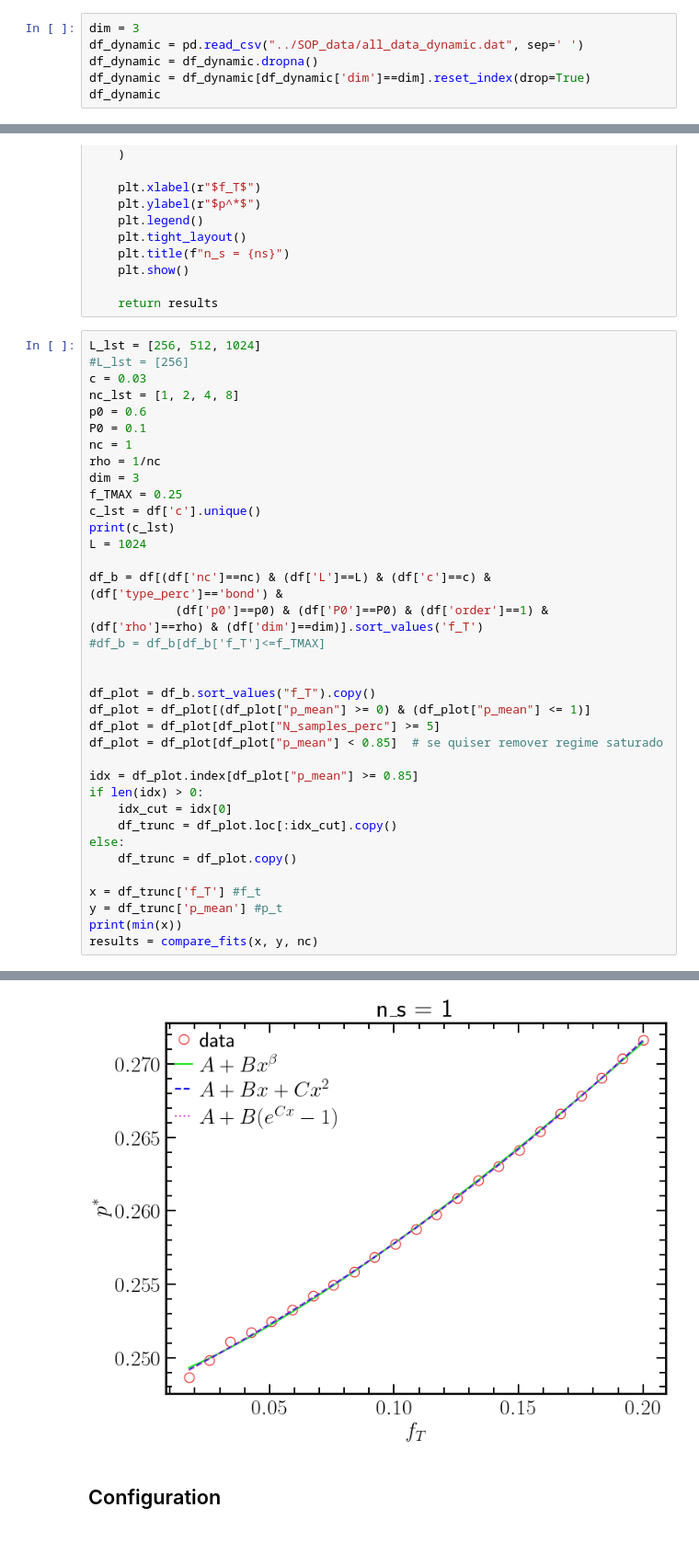
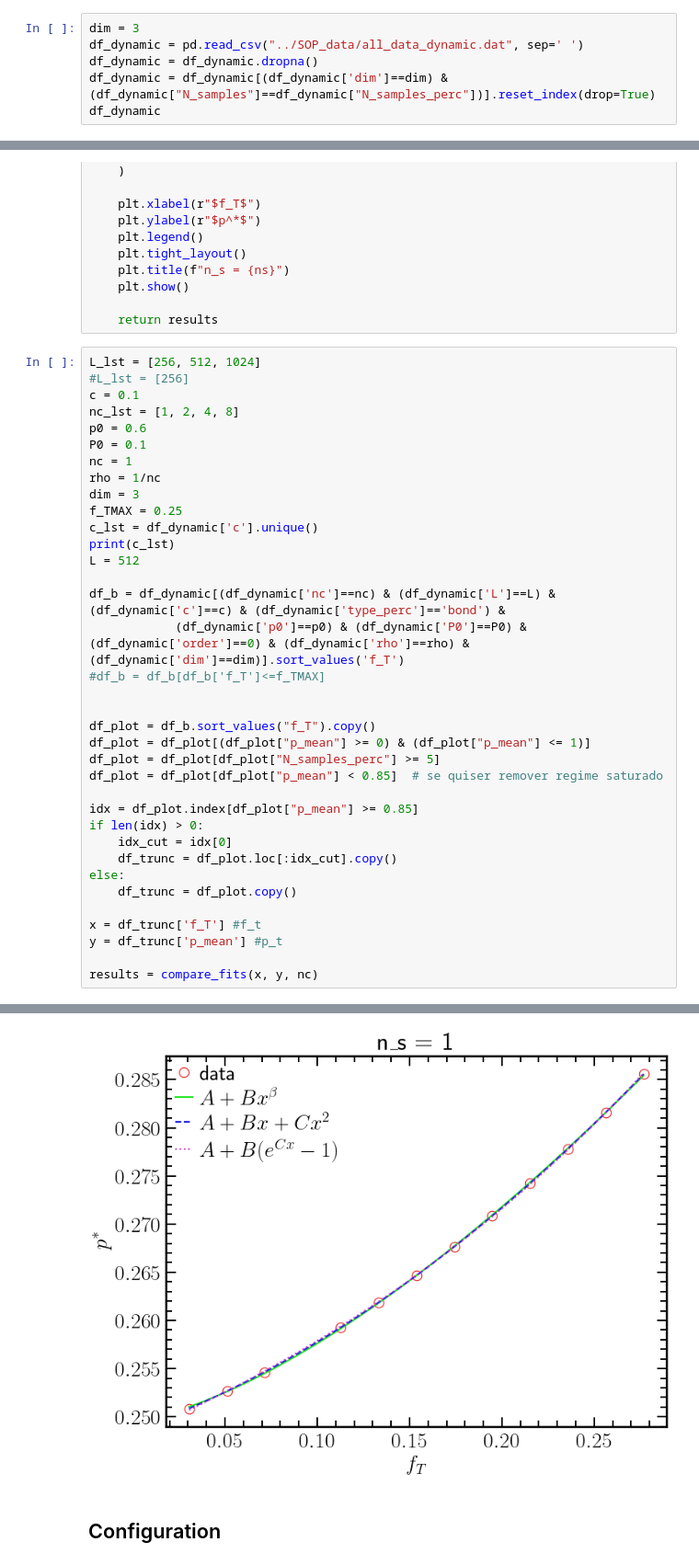
Before and after one commit to JuniorAlencar/self_organization_percolation, a Jupyter notebook: jupyter/study.ipynb, the cells around one changed output, grey strips where cells are left out. Shown at 92% size. Saved outputs shown, nothing was run; the diff lists cells and outputs as text; blank space fills up the shorter version.

Commit message:
improve dynamic process

```diff
--- a/jupyter/study.ipynb
+++ b/jupyter/study.ipynb
@@ -41,6 +41,6 @@ df
 dim = 3
 df_dynamic = pd.read_csv("../SOP_data/all_data_dynamic.dat", sep=' ')
 df_dynamic = df_dynamic.dropna()
-df_dynamic = df_dynamic[df_dynamic['dim']==dim].reset_index(drop=True)
+df_dynamic = df_dynamic[(df_dynamic['dim']==dim) & (df_dynamic["N_samples"]==df_dynamic["N_samples_perc"])].reset_index(drop=True)
 df_dynamic
 # %% [output]
@@ -323,7 +364,7 @@ def compare_fits(x, y, ns):
 # %%
 L_lst = [256, 512, 1024]
 #L_lst = [256]
-c = 0.03
+c = 0.1
 nc_lst = [1, 2, 4, 8]
 p0 = 0.6
 P0 = 0.1
@@ -331,12 +372,12 @@ nc = 1
 rho = 1/nc
 dim = 3
 f_TMAX = 0.25
-c_lst = df['c'].unique()
+c_lst = df_dynamic['c'].unique()
 print(c_lst)
-L = 1024
+L = 512
 
-df_b = df[(df['nc']==nc) & (df['L']==L) & (df['c']==c) & (df['type_perc']=='bond') &
-            (df['p0']==p0) & (df['P0']==P0) & (df['order']==1) & (df['rho']==rho) & (df['dim']==dim)].sort_values('f_T')
+df_b = df_dynamic[(df_dynamic['nc']==nc) & (df_dynamic['L']==L) & (df_dynamic['c']==c) & (df_dynamic['type_perc']=='bond') &
+            (df_dynamic['p0']==p0) & (df_dynamic['P0']==P0) & (df_dynamic['order']==0) & (df_dynamic['rho']==rho) & (df_dynamic['dim']==dim)].sort_values('f_T')
 #df_b = df_b[df_b['f_T']<=f_TMAX]
 
 
@@ -354,6 +395,6 @@ else:
 
 x = df_trunc['f_T'] #f_t
 y = df_trunc['p_mean'] #p_t
-print(min(x))
+
 results = compare_fits(x, y, nc)
 # %% [output]
@@ -369,5 +409,5 @@ exponential        4.802389e-07    1.444990e-04     -399.479798
 ----------------------------------------------------------------------
-[figure, old version]
+[figure, new version]
 # %% [markdown]
 ## Configuration
 # %%
```
Also changed, not shown: parts of 5 cells of this notebook, 2 other files.
